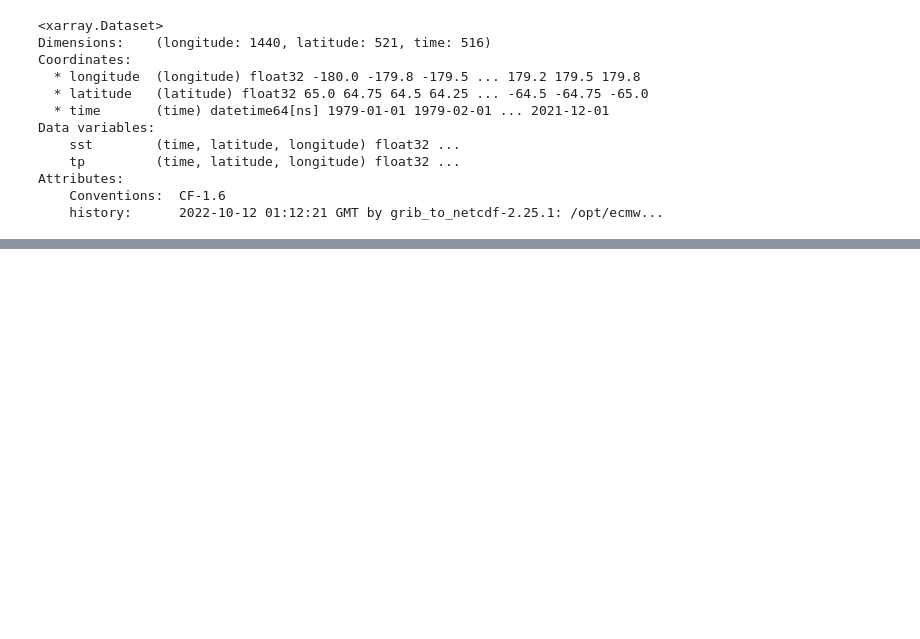
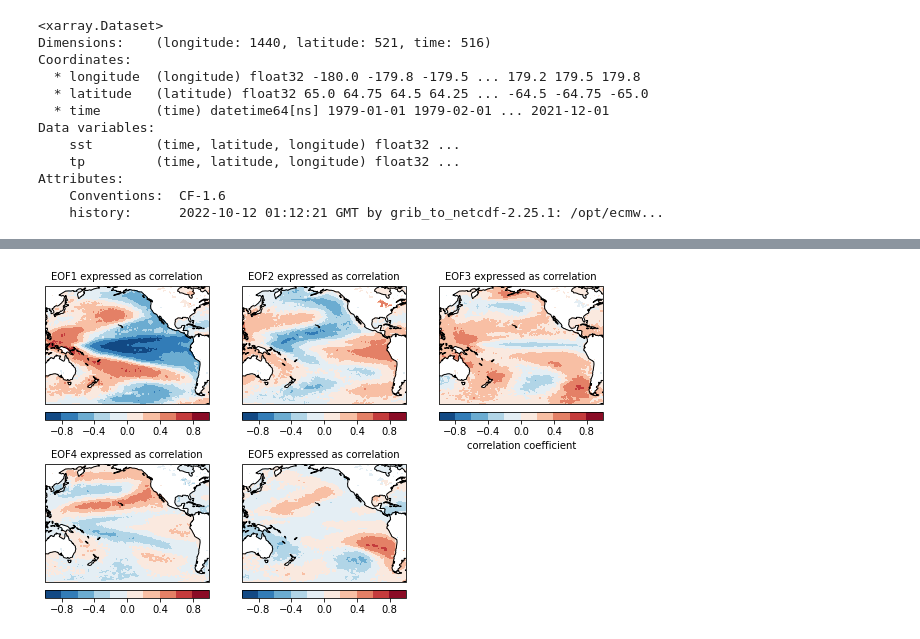
Before and after one commit to atmsillinois/time-series-and-eofs-seunguk-2, a Jupyter notebook: Module4.ipynb, the cells around one changed output, grey strips where cells are left out. Drawn from its saved outputs; the diff is of its cells as text; code cells hidden in the pictures; blank space fills up the shorter version.

```diff
--- a/Module4.ipynb
+++ b/Module4.ipynb
@@ -36,7 +37,8 @@ Attributes:
     Conventions:  CF-1.6
     history:      2022-10-12 01:12:21 GMT by grib_to_netcdf-2.25.1: /opt/ecmw...
 # %%
-ds['tp'] = ds['tp'] * (lsm.lsm.squeeze() <= 0.19)
+# Mask out land for precip data
+ds['tp'] = ds['tp'] * (lsm.lsm.squeeze() == 0)
 # %%
 # Select the Pacific domain
 longr = np.append(np.linspace(-180,-60,481), np.linspace(120,179.75,240))
@@ -52,2 +51,0 @@ ds_pac.to_netcdf('sst_pp_anom_Pacific.nc')
-# %%
-ds_pac = xr.open_dataset('sst_pp_anom_Pacific.nc')
@@ -80,19 +51,0 @@ varex = solver.varianceFraction()*100
-# %%
-fig, ax = plt.subplots(ncols=3, nrows=2, figsize=(10,5),
-                       subplot_kw={'projection':ccrs.PlateCarree(central_longitude=190)})
-clevs = np.linspace(-1, 1, 11)
-
-for i, ax in enumerate(fig.axes):
-    if i == 5:
-        ax.axis('off')
-        break
-    ax.coastlines()
-    ax.set_title('EOF%d expressed as correlation' % (i+1), fontsize=10)
-    ax.set_extent([120, 300, -65, 65], ccrs.PlateCarree())
-    ax.contourf(ds_pac.longitude, ds_pac.latitude,
-                eof5[i,:,:],
-                levels=clevs, cmap=plt.cm.RdBu_r,
-                transform=ccrs.PlateCarree())
-
-# cb = plt.colorbar(fill, orientation='horizontal')
-# cb.set_label('correlation coefficient', fontsize=12)
@@ -158,0 +88,21 @@ Correlation with EOF1 and precipitation shows similar pattern of precipitation d
+# %%
+# Five leading EOFs expressed as correlation
+fig, ax = plt.subplots(ncols=3, nrows=2, figsize=(10,6),
+                       subplot_kw={'projection':ccrs.PlateCarree(central_longitude=190)})
+clevs = np.linspace(-1, 1, 11)
+
+for i, ax in enumerate(fig.axes):
+    if i == 5:
+        ax.axis('off')
+        break
+    ax.coastlines()
+    ax.set_title('EOF%d expressed as correlation' % (i+1), fontsize=10)
+    ax.set_extent([120, 300, -65, 65], ccrs.PlateCarree())
+    fill = ax.contourf(ds_pac.longitude, ds_pac.latitude, eof5[i,:,:],
+                       levels=clevs, cmap=plt.cm.RdBu_r,
+                       transform=ccrs.PlateCarree())
+    cb = plt.colorbar(fill, ax=ax, orientation='horizontal', pad=0.05)
+    if i == 2:
+        cb.set_label('correlation coefficient', fontsize=10)
+# %% [output]
+[figure, added]
```
Also changed, not shown: parts of 40 cells of this notebook.
